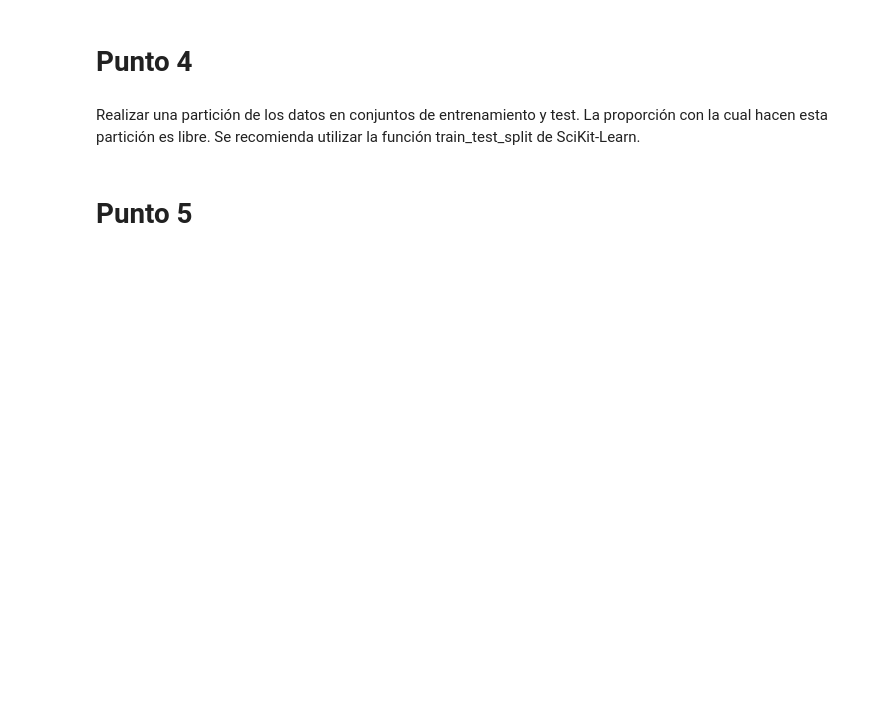
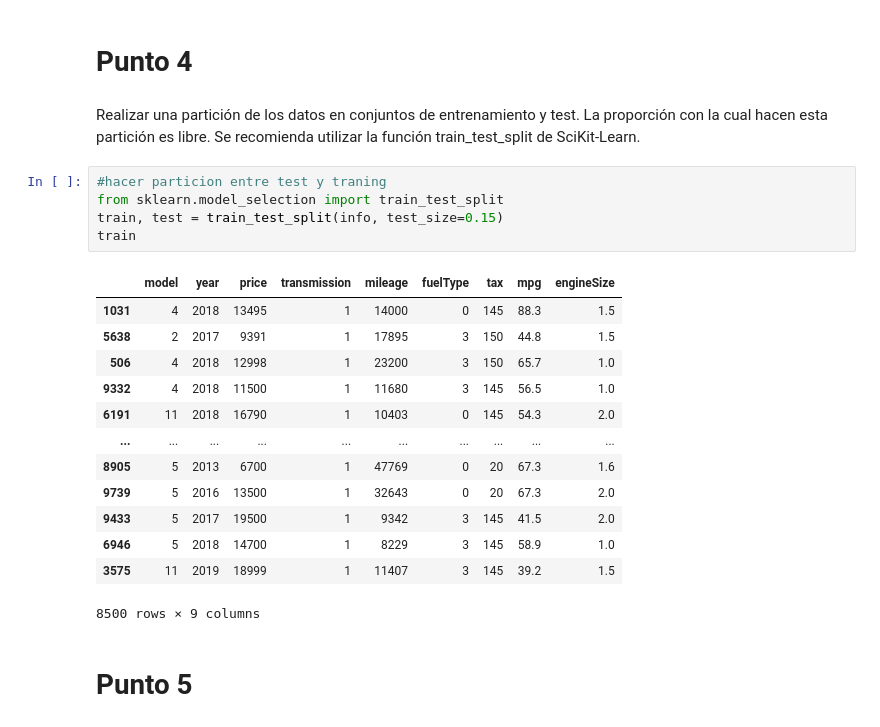
Before and after one commit to janoportnoi/Avanzado_Chona, a Jupyter notebook: modelo.ipynb, the cells around one changed output. Cells and saved outputs as stored; diff of their text form; blank space fills up the shorter version.

```diff
--- a/modelo.ipynb
+++ b/modelo.ipynb
@@ -60,5 +88,24 @@ Como resultado del análisis exploratorio, seleccionar un atributo categórico y
 # Punto 4
 # %% [markdown]
 Realizar una partición de los datos en conjuntos de entrenamiento y test. La proporción con la cual hacen esta partición es libre. Se recomienda utilizar la función train_test_split de SciKit-Learn.
+# %%
+#hacer particion entre test y traning
+from sklearn.model_selection import train_test_split
+train, test = train_test_split(info, test_size=0.15)
+train
+# %% [output]
+|  | model | year | price | transmission | mileage | fuelType | tax | mpg | engineSize |
+| 1031 | 4 | 2018 | 13495 | 1 | 14000 | 0 | 145 | 88.3 | 1.5 |
+| 5638 | 2 | 2017 | 9391 | 1 | 17895 | 3 | 150 | 44.8 | 1.5 |
+| 506 | 4 | 2018 | 12998 | 1 | 23200 | 3 | 150 | 65.7 | 1.0 |
+| 9332 | 4 | 2018 | 11500 | 1 | 11680 | 3 | 145 | 56.5 | 1.0 |
+| 6191 | 11 | 2018 | 16790 | 1 | 10403 | 0 | 145 | 54.3 | 2.0 |
+| ... | ... | ... | ... | ... | ... | ... | ... | ... | ... |
+| 8905 | 5 | 2013 | 6700 | 1 | 47769 | 0 | 20 | 67.3 | 1.6 |
+| 9739 | 5 | 2016 | 13500 | 1 | 32643 | 0 | 20 | 67.3 | 2.0 |
+| 9433 | 5 | 2017 | 19500 | 1 | 9342 | 3 | 145 | 41.5 | 2.0 |
+| 6946 | 5 | 2018 | 14700 | 1 | 8229 | 3 | 145 | 58.9 | 1.0 |
+| 3575 | 11 | 2019 | 18999 | 1 | 11407 | 3 | 145 | 39.2 | 1.5 |
+8500 rows × 9 columns
 # %% [markdown]
 # Punto 5
```
Also changed, not shown: parts of 6 cells of this notebook.
